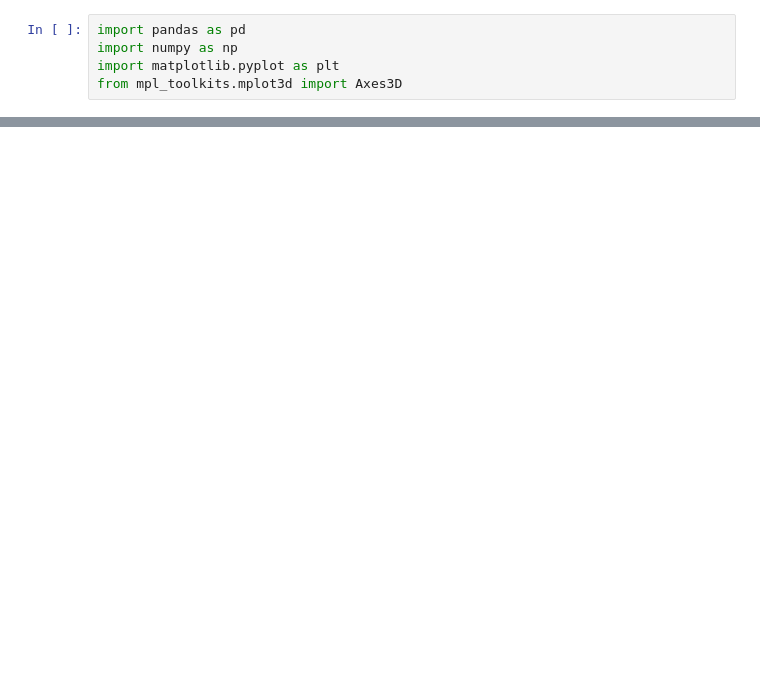
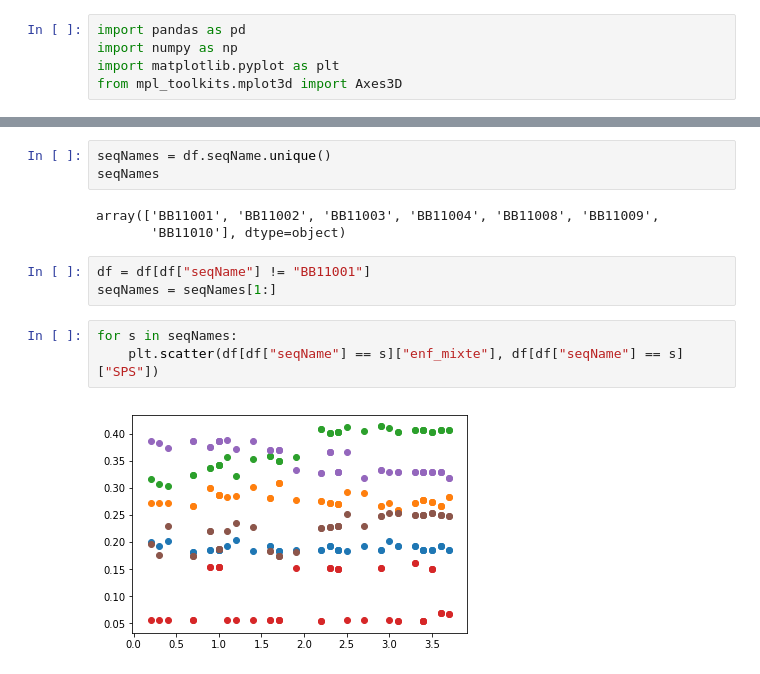
Before and after one commit to mfouda/BIOINF588, a Jupyter notebook: alignements_structuraux/new log analyser.ipynb, the cells around one changed output, grey strips where cells are left out. Saved outputs shown, nothing was run; the diff lists cells and outputs as text; blank space fills up the shorter version.

```diff
--- a/alignements_structuraux/new log analyser.ipynb
+++ b/alignements_structuraux/new log analyser.ipynb
@@ -28 +14,15 @@ df
+# %%
+seqNames = df.seqName.unique()
+seqNames
+# %% [output]
+array(['BB11001', 'BB11002', 'BB11003', 'BB11004', 'BB11008', 'BB11009',
+       'BB11010'], dtype=object)
+# %%
+df = df[df["seqName"] != "BB11001"]
+seqNames = seqNames[1:]
+# %%
+for s in seqNames:
+    plt.scatter(df[df["seqName"] == s]["enf_mixte"], df[df["seqName"] == s]["SPS"])
+# %% [output]
+[figure, added]
 # %%
```
Also changed, not shown: parts of 7 cells of this notebook, 12 other files.
